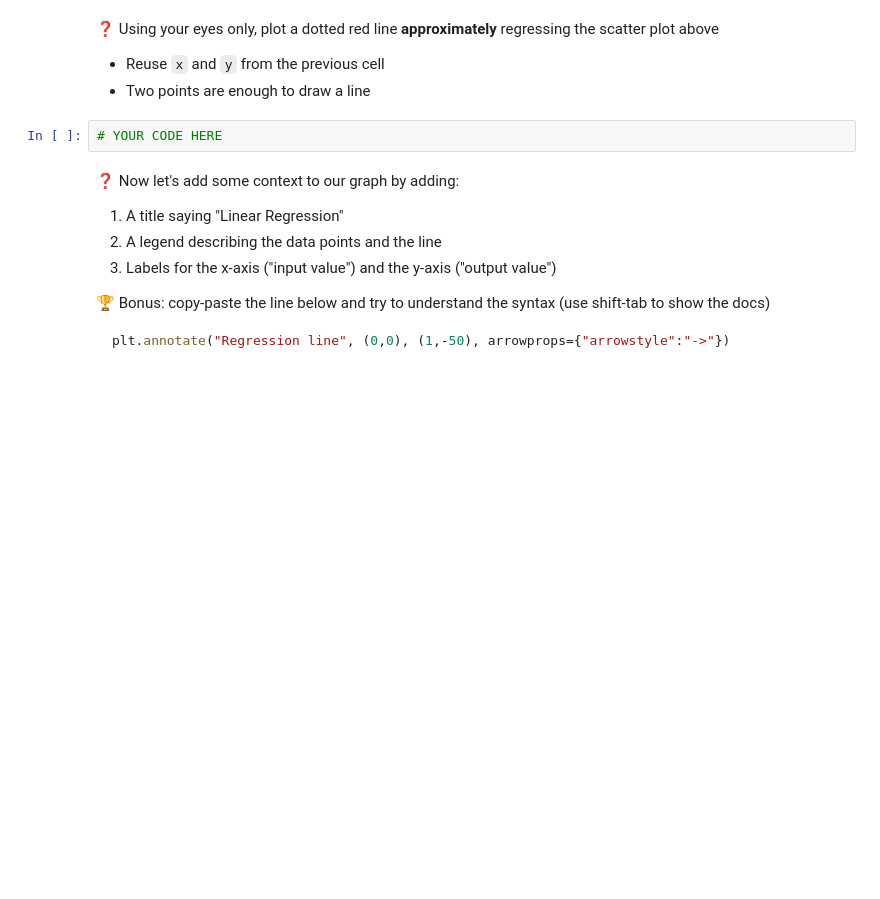
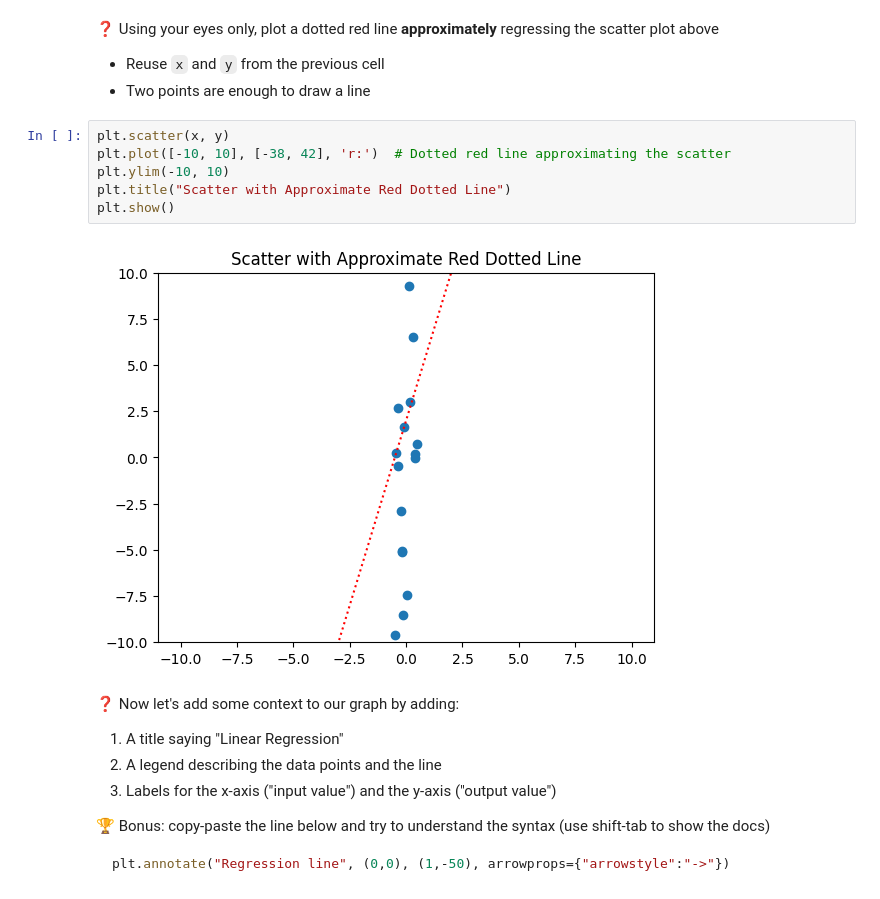
Before and after one commit to RaheilOt/data-matplotlib-basics, a Jupyter notebook: ex02.ipynb, the cells around one changed output. Cells and saved outputs as stored; diff of their text form; blank space fills up the shorter version.

```diff
--- a/ex02.ipynb
+++ b/ex02.ipynb
@@ -155,8 +155,14 @@ plt.scatter(x,y);
 ❓ Using your eyes only, plot a dotted red line **approximately** regressing the scatter plot above
 - Reuse `x` and `y` from the previous cell
 - Two points are enough to draw a line
-# %%
-# YOUR CODE HERE
+# %%
+plt.scatter(x, y)
+plt.plot([-10, 10], [-38, 42], 'r:')  # Dotted red line approximating the scatter
+plt.ylim(-10, 10)
+plt.title("Scatter with Approximate Red Dotted Line")
+plt.show()
+# %% [output]
+[figure, added]
 # %% [markdown]
 ❓ Now let's add some context to our graph by adding:
 1. A title saying "Linear Regression"
```
Also changed, not shown: parts of 4 cells of this notebook.
